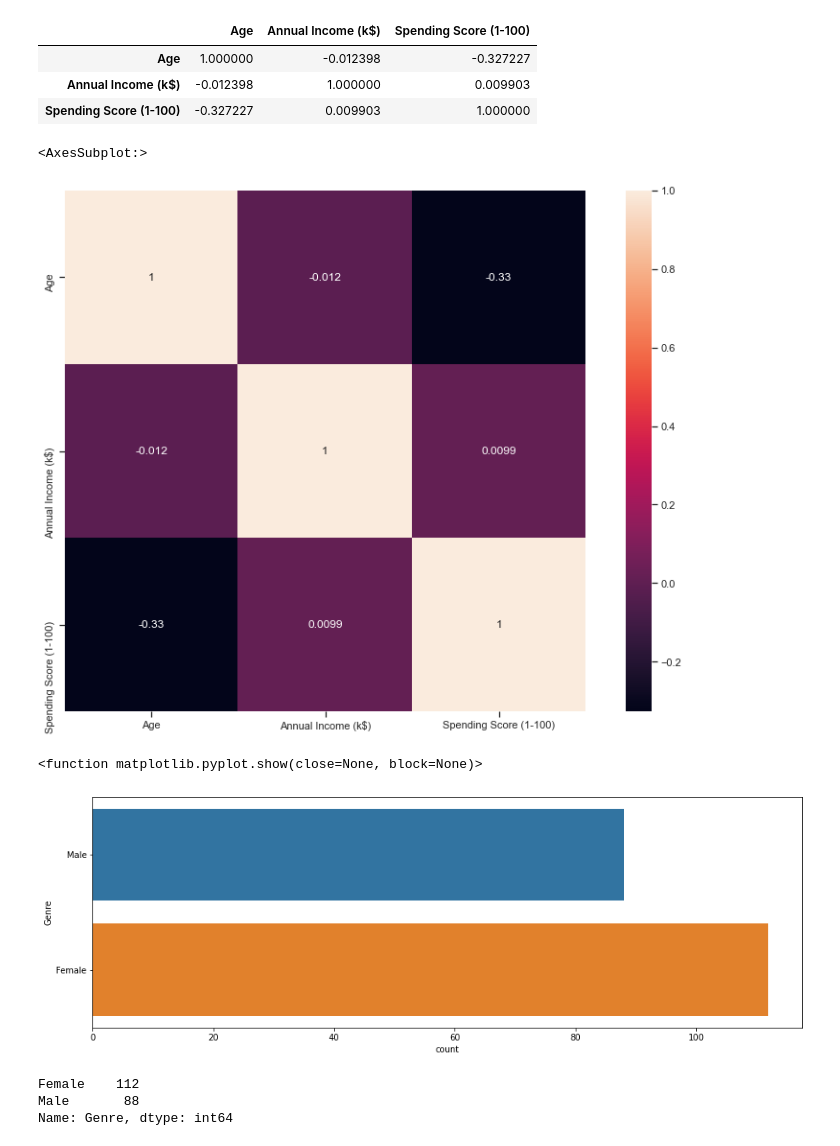
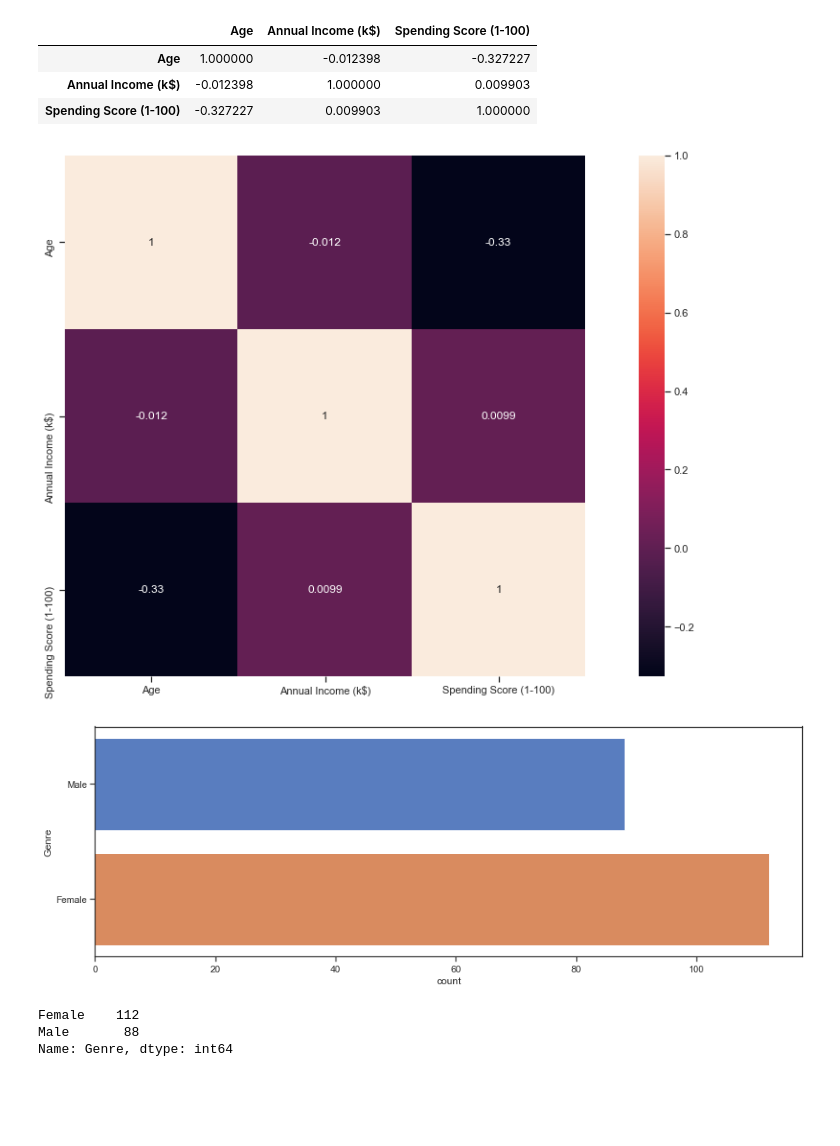
Before and after one commit to VictorSMonteiro/Projeto-Especial---Segmenta-ao-do-Clientes-, a Jupyter notebook: Teste Projeto.ipynb, the cells around one changed output. Cells and saved outputs as stored; diff of their text form; code cells hidden in the pictures; blank space fills up the shorter version.

```diff
--- a/Teste Projeto.ipynb
+++ b/Teste Projeto.ipynb
@@ -230,21 +215,22 @@ corr
 | Spending Score (1-100) | -0.327227 | 0.009903 | 1.000000 |
 # %%
 #   Visualização da correlação no 'heatmap'
+plt.figure(figsize = [20,10])
 sns.heatmap(corr, cbar=True, square= True, annot=True)
+plt.show()
 # %% [output]
-<AxesSubplot:>
-[figure, old version]
+[figure, new version]
 # %%
 # Importação da Biblioteca seaborn
 import seaborn as sns
 
 # Visualização do gráfico de barras com a coluna sexo
-plt.figure(1, figsize = (15 , 5))
+plt.figure(figsize = (15 , 5))
+sns.set_theme(style="ticks", palette="muted")
 sns.countplot(y = 'Genre', data = df)
-plt.show
+plt.show()
 # %% [output]
-<function matplotlib.pyplot.show(close=None, block=None)>
-[figure, old version]
+[figure, new version]
 # %%
 # Vericando a quantidade de Homens e Mulheres
 df["Genre"].value_counts()
```
Also changed, not shown: parts of 13 cells of this notebook.
